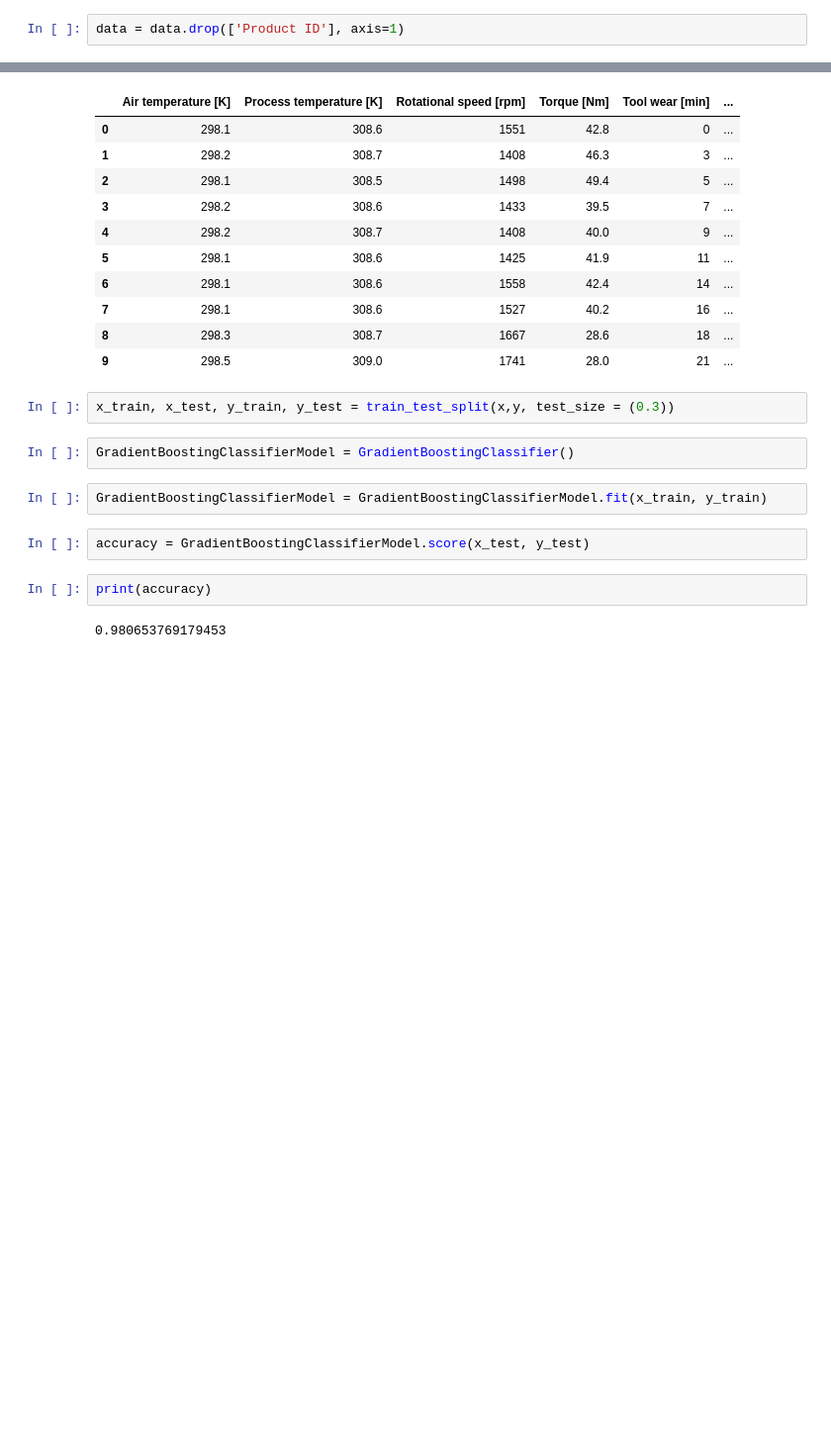
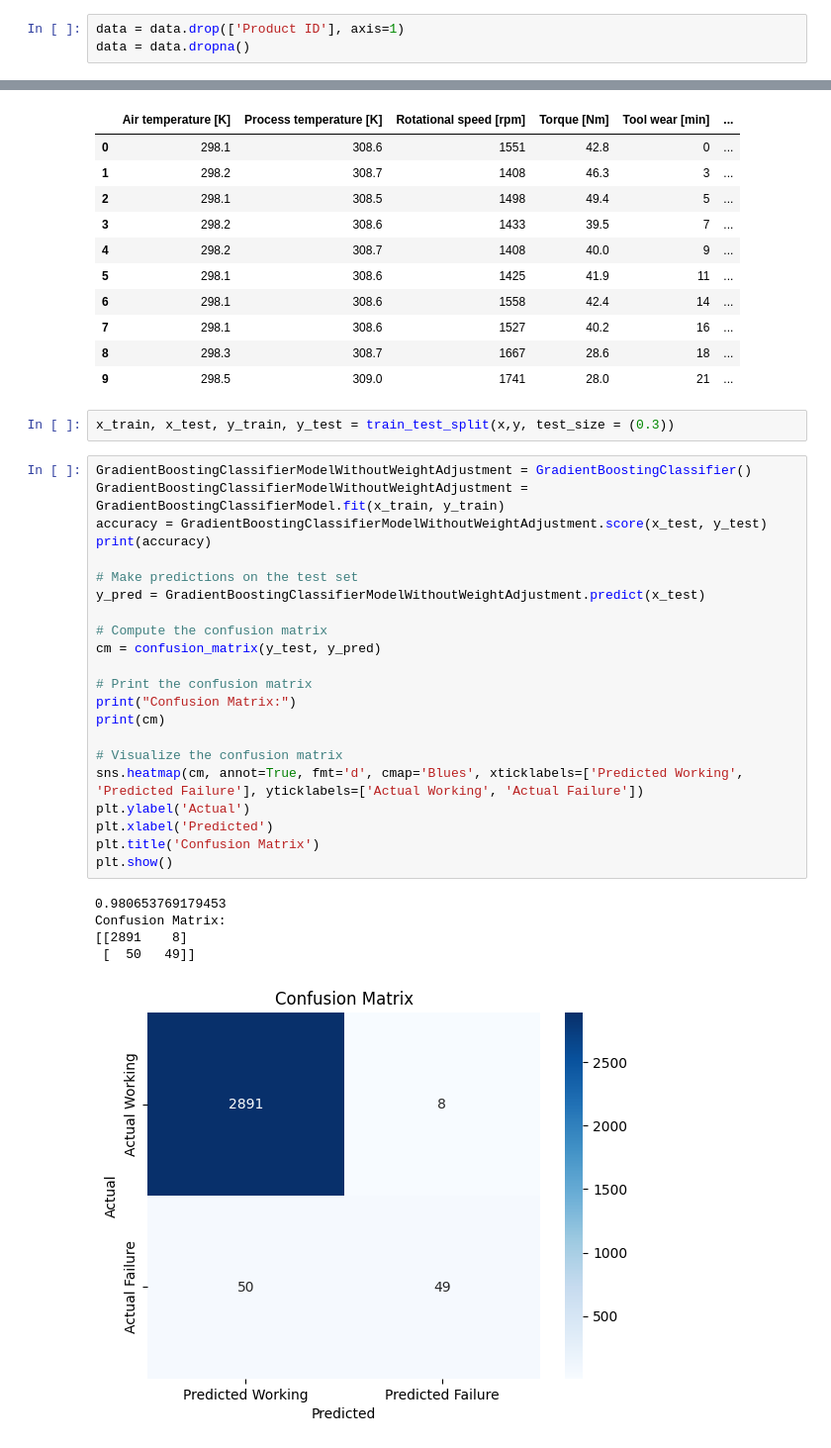
Before and after one commit to ibrahimgb/machine-predictive-maintenance, a Jupyter notebook: PredictiveMaintenance.ipynb, the cells around one changed output, grey strips where cells are left out. Shown at 99% size. Saved outputs shown, nothing was run; the diff lists cells and outputs as text; blank space fills up the shorter version.

```diff
--- a/PredictiveMaintenance.ipynb
+++ b/PredictiveMaintenance.ipynb
@@ -28,6 +28,7 @@ data.head(100)
 100 rows × 10 columns
 # %%
 data = data.drop(['Product ID'], axis=1)
+data = data.dropna()
 # %%
 # Data Information
 data.info()
@@ -274,13 +275,31 @@ x.head(10)
 | 9 | 298.5 | 309.0 | 1741 | 28.0 | 21 | ... |
 # %%
 x_train, x_test, y_train, y_test = train_test_split(x,y, test_size = (0.3))
-# %%
-GradientBoostingClassifierModel = GradientBoostingClassifier()
-# %%
-GradientBoostingClassifierModel = GradientBoostingClassifierModel.fit(x_train, y_train)
-# %%
-accuracy = GradientBoostingClassifierModel.score(x_test, y_test)
-# %%
-print(accuracy)
-# %% [output]
-0.980653769179453
+# %%
+GradientBoostingClassifierModelWithoutWeightAdjustment = GradientBoostingClassifier()
+GradientBoostingClassifierModelWithoutWeightAdjustment = GradientBoostingClassifierModel.fit(x_train, y_train)
+accuracy = GradientBoostingClassifierModelWithoutWeightAdjustment.score(x_test, y_test)
+print(accuracy)
+
+# Make predictions on the test set
+y_pred = GradientBoostingClassifierModelWithoutWeightAdjustment.predict(x_test)
+
+# Compute the confusion matrix
+cm = confusion_matrix(y_test, y_pred)
+
+# Print the confusion matrix
+print("Confusion Matrix:")
+print(cm)
+
+# Visualize the confusion matrix
+sns.heatmap(cm, annot=True, fmt='d', cmap='Blues', xticklabels=['Predicted Working', 'Predicted Failure'], yticklabels=['Actual Working', 'Actual Failure'])
+plt.ylabel('Actual')
+plt.xlabel('Predicted')
+plt.title('Confusion Matrix')
+plt.show()
+# %% [output]
+0.980653769179453
+Confusion Matrix:
+[[2891    8]
+ [  50   49]]
+[figure, added]
```
Also changed, not shown: parts of 23 cells of this notebook.
